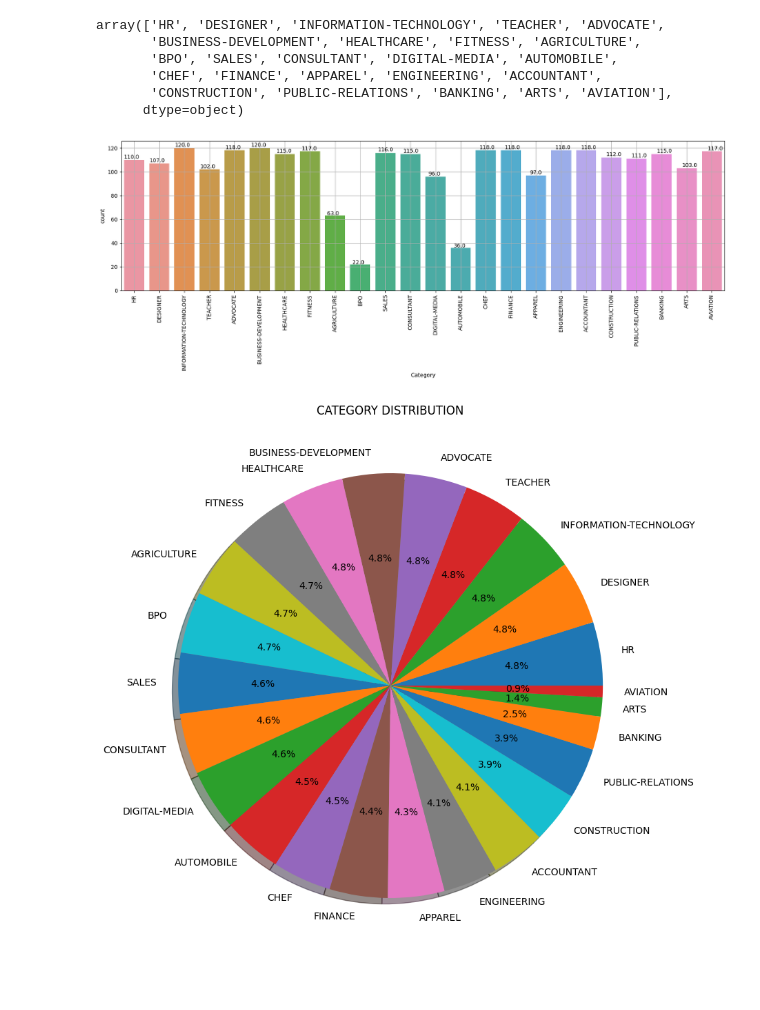
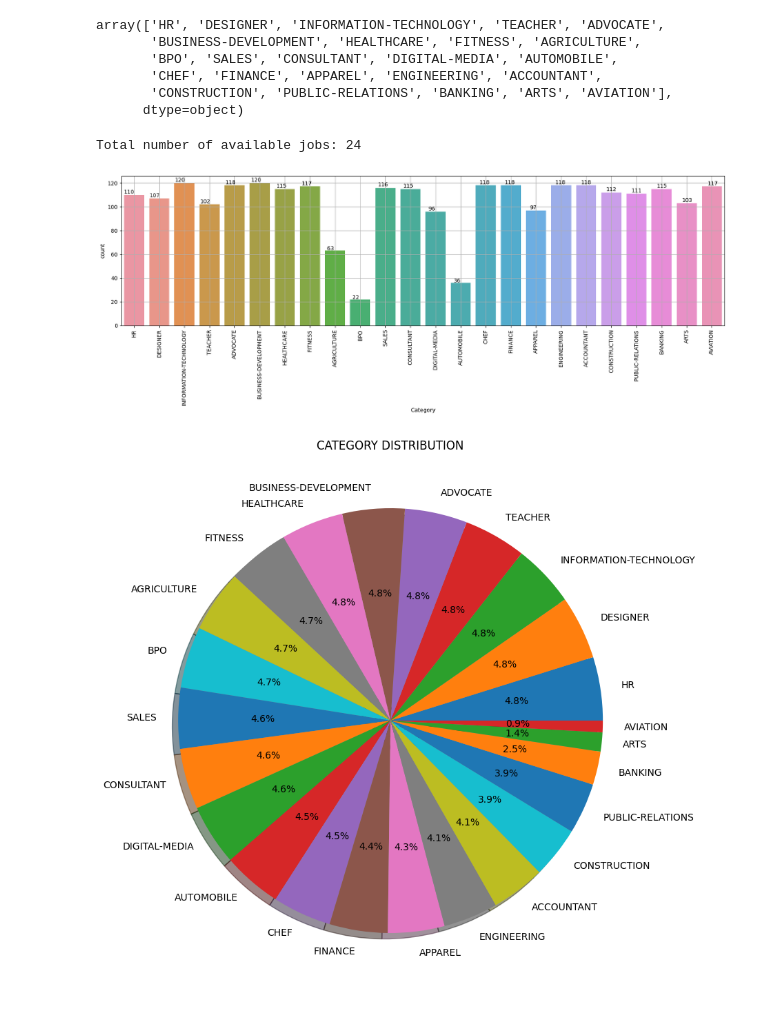
Before and after one commit to shohanursobuj/resume_categorization, a Jupyter notebook: resume_categorization.ipynb, the cells around one changed output. Saved outputs shown, nothing was run; the diff lists cells and outputs as text; code cells hidden in the pictures.

```diff
--- a/resume_categorization.ipynb
+++ b/resume_categorization.ipynb
@@ -70,15 +93,23 @@ array(['HR', 'DESIGNER', 'INFORMATION-TECHNOLOGY', 'TEACHER', 'ADVOCATE',
        'CHEF', 'FINANCE', 'APPAREL', 'ENGINEERING', 'ACCOUNTANT',
        'CONSTRUCTION', 'PUBLIC-RELATIONS', 'BANKING', 'ARTS', 'AVIATION'],
       dtype=object)
+# %%
+print("Total number of available jobs:", df.Category.nunique())
+# %% [output]
+Total number of available jobs: 24
 # %%
-plt.figure(figsize=(20,5))
+# showing the distribution of the categories
+plt.figure(figsize=(20, 5))
 plt.xticks(rotation=90)
-ax=sns.countplot(x="Category", data=df)
+ax = sns.countplot(x="Category", data=df)
+
 for p in ax.patches:
-    ax.annotate(str(p.get_height()), (p.get_x() * 1.01 , p.get_height() * 1.01))
+    ax.annotate(f"{int(p.get_height())}", (p.get_x() * 1.01, p.get_height() * 1.01))
+
 plt.grid()
+plt.show()
 # %% [output]
-[figure, old version]
+[figure, new version]
 # %%
 from matplotlib.gridspec import GridSpec
 targetCounts = df['Category'].value_counts()
```
Also changed, not shown: parts of 19 cells of this notebook.
